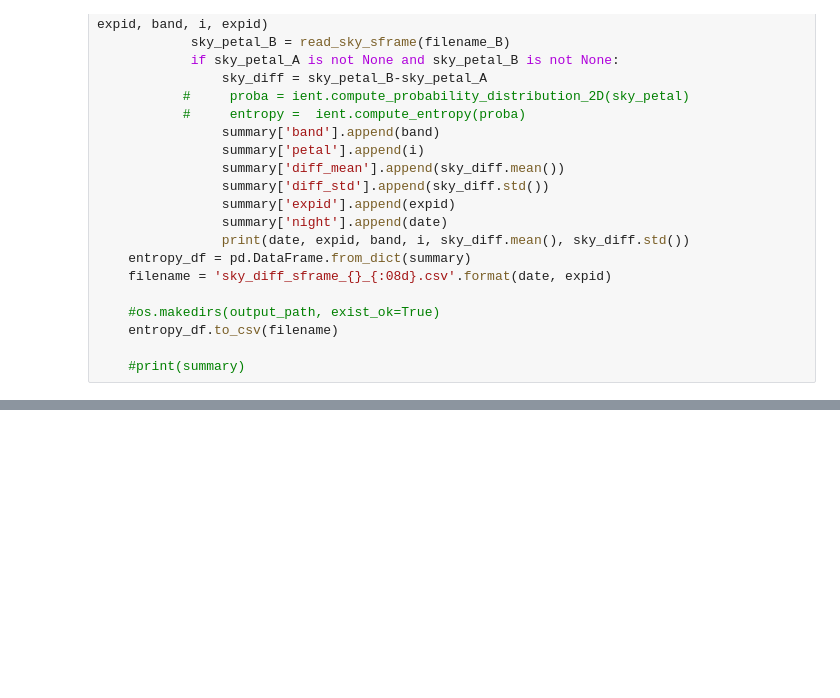
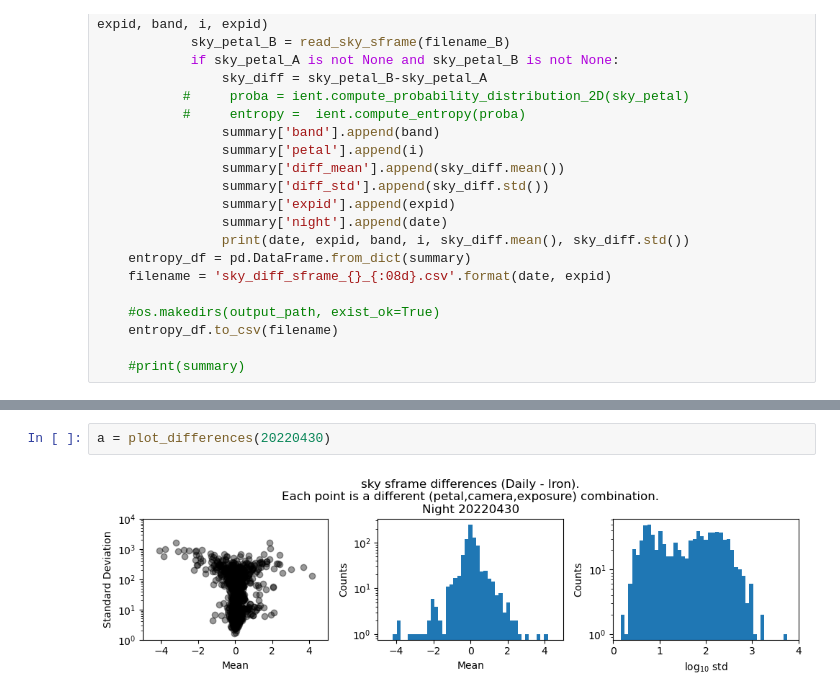
Before and after one commit to forero/desidatavalidation, a Jupyter notebook: nb/compare_sframes.ipynb, the cells around one changed output, grey strips where cells are left out. Cells and saved outputs as stored; diff of their text form; blank space fills up the shorter version.

```diff
--- a/nb/compare_sframes.ipynb
+++ b/nb/compare_sframes.ipynb
@@ -232,0 +202,4 @@ plt.ylim(1,4000)
+# %%
+a = plot_differences(20220430)
+# %% [output]
+[figure, added]
```
Also changed, not shown: parts of 16 cells of this notebook.
